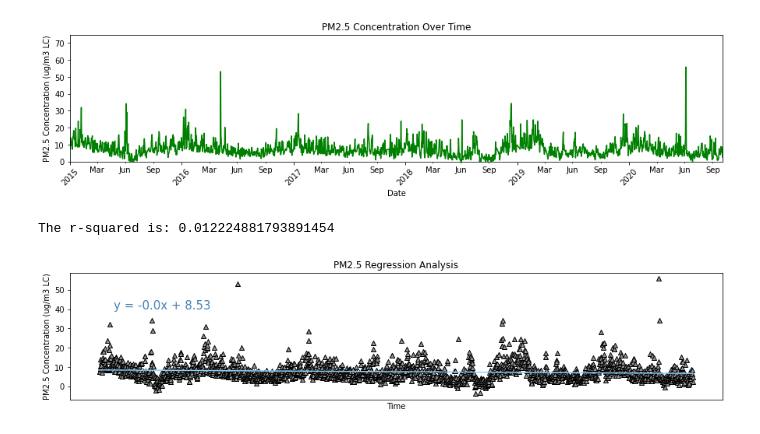
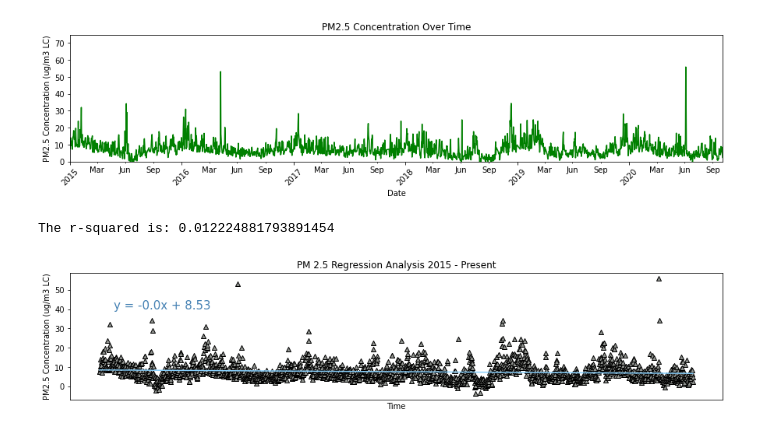
Before and after one commit to gonzaloreusch/Air-Quality, a Jupyter notebook: DataFrames/MatPlotLib_AQI.ipynb, the cells around one changed output. Drawn from its saved outputs; the diff is of its cells as text; code cells hidden in the pictures.

```diff
--- a/DataFrames/MatPlotLib_AQI.ipynb
+++ b/DataFrames/MatPlotLib_AQI.ipynb
@@ -88,32 +88,32 @@ dates = Combined_AQI_csv['Date']
 plt.figure(figsize=(15,3))
 # Regression
 m_slope, m_int, m_r, m_p, m_std_err = st.linregress(Combined_AQI_csv.index, PM25)
 regress_values = Combined_AQI_csv.index * m_slope + m_int
 plt.plot(Combined_AQI_csv.index,regress_values,"r-",color="lightskyblue")
 line_eq = "y = " + str(round(m_slope,2)) + "x + " + str(round(m_int,2))
 # scatterplot (comment out 'dates =' and 'plt.xlim' below for regress to work, but then the dates won't work)
 ax = plt.gca()
 #dates = [datetime.strptime(d, "%m/%d/%Y") for d in dates]
 ax.xaxis.set_major_locator(mdates.YearLocator())
 ax.xaxis.set_major_formatter(mdates.DateFormatter('%Y'))
 ax.xaxis.set_minor_locator(mdates.MonthLocator(bymonth=(3,6,9), bymonthday=-1))
 ax.xaxis.set_minor_formatter(mdates.DateFormatter('%b'))
 
 plt.scatter(dates, PM25, marker="^", facecolors="xkcd:gray", edgecolors="black")
 plt.annotate(line_eq,(50,40),fontsize=15,color="steelblue")
-plt.title("PM2.5 Regression Analysis")
+plt.title("PM 2.5 Regression Analysis 2015 - Present")
 plt.xlabel("Time")
 #plt.xlim([dates[0], dates[-1]])
 plt.xticks(rotation=45)
 plt.ylabel("PM2.5 Concentration (ug/m3 LC)")
 print(f"The r-squared is: {m_r**2}")
 plt.savefig('../Images/AQI-regress.jpg')
 plt.show()
 
 
 #Correlation Coefficient
 #W=Combined_AQI_csv["Date"]
 #A=Combined_AQI_csv["Daily Mean PM2.5 Concentration"]
 # %% [output]
 The r-squared is: 0.012224881793891454
-[figure, old version]
+[figure, new version]
```
Also changed, not shown: 4 other files.
